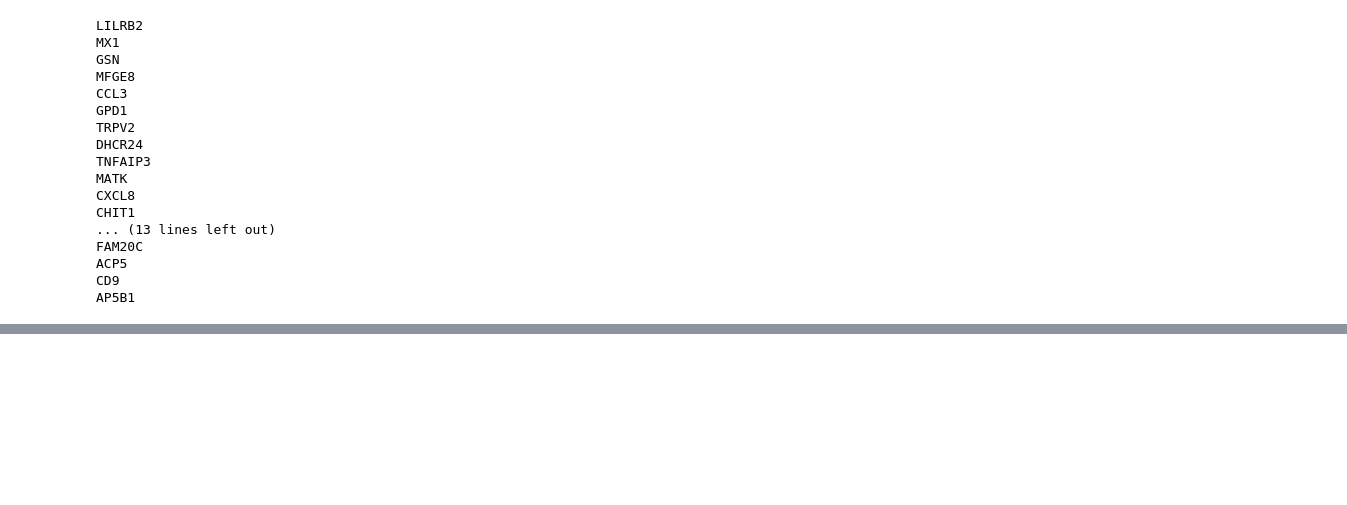
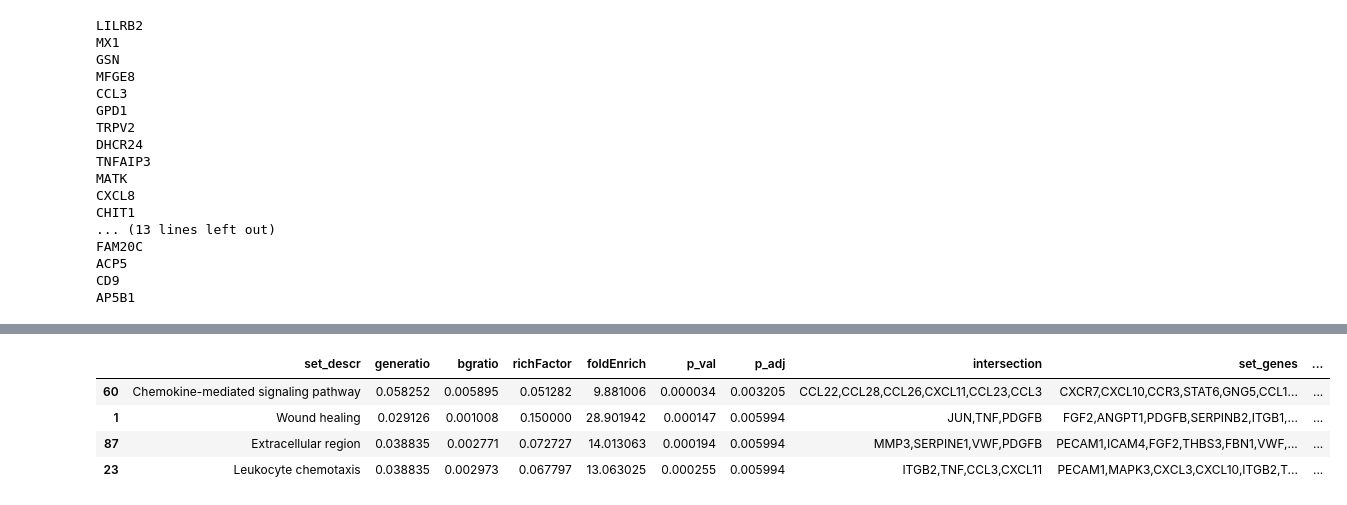
Before and after one commit to Alector-BIO/llm2geneset, a Jupyter notebook: notebooks/4_run_example.ipynb, the cells around one changed output, grey strips where cells are left out. Saved outputs shown, nothing was run; the diff lists cells and outputs as text; code cells hidden in the pictures; blank space fills up the shorter version.

```diff
--- a/notebooks/4_run_example.ipynb
+++ b/notebooks/4_run_example.ipynb
@@ -78,0 +127,17 @@ df[df["p_adj"] < 0.05]
+# %%
+#
+gc.collect()
+context_str = "human cerebrospinal fluid"
+llm2geneset_context_res = await llm2geneset.gs_proposal_bench(aclient, [genes], model="gpt-4o-2024-05-13",
+                                                              context=context_str,
+                                                              n_pathways=100)
+
+df = llm2geneset_context_res[0]["ora_results"]
+df.to_csv("outputs/with_lesscontext_ppmi-olink-p196.tsv",sep="\t",index=None)
+df[df["p_adj"] < 0.01]
+# %% [output]
+|  | set_descr | generatio | bgratio | richFactor | foldEnrich | p_val | p_adj | intersection | set_genes | ... |
+| 60 | Chemokine-mediated signaling pathway | 0.058252 | 0.005895 | 0.051282 | 9.881006 | 0.000034 | 0.003205 | CCL22,CCL28,CCL26,CXCL11,CCL23,CCL3 | CXCR7,CXCL10,CCR3,STAT6,GNG5,CCL1... | ... |
+| 1 | Wound healing | 0.029126 | 0.001008 | 0.150000 | 28.901942 | 0.000147 | 0.005994 | JUN,TNF,PDGFB | FGF2,ANGPT1,PDGFB,SERPINB2,ITGB1,... | ... |
+| 87 | Extracellular region | 0.038835 | 0.002771 | 0.072727 | 14.013063 | 0.000194 | 0.005994 | MMP3,SERPINE1,VWF,PDGFB | PECAM1,ICAM4,FGF2,THBS3,FBN1,VWF,... | ... |
+| 23 | Leukocyte chemotaxis | 0.038835 | 0.002973 | 0.067797 | 13.063025 | 0.000255 | 0.005994 | ITGB2,TNF,CCL3,CXCL11 | PECAM1,MAPK3,CXCL3,CXCL10,ITGB2,T... | ... |
```
Also changed, not shown: parts of 16 cells of this notebook, 5 other files.
